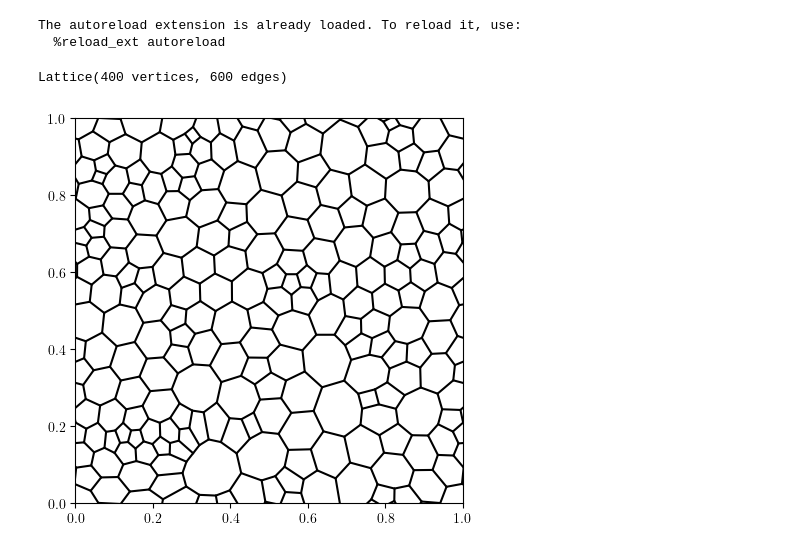
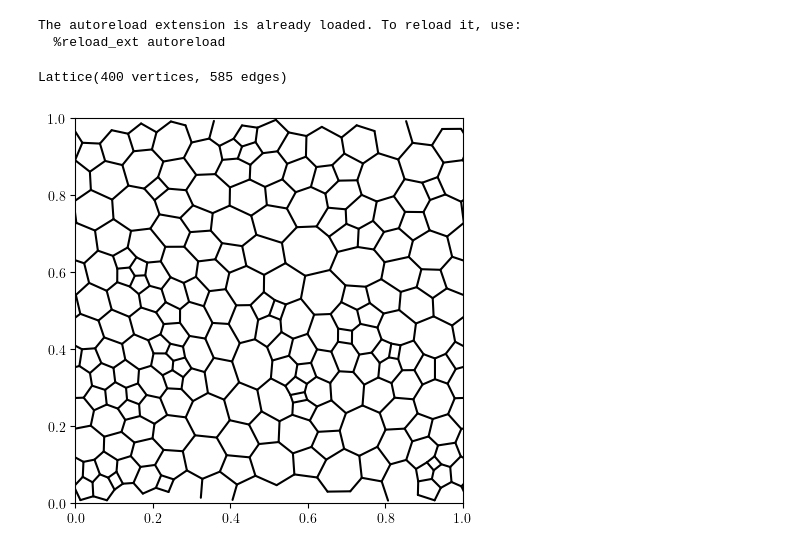
Before and after one commit to dpreuo/alter_morph, a Jupyter notebook: amorphous_mean_field.ipynb, the cells around one changed output. Saved outputs shown, nothing was run; the diff lists cells and outputs as text; code cells hidden in the pictures.

```diff
--- a/amorphous_mean_field.ipynb
+++ b/amorphous_mean_field.ipynb
@@ -33,36 +34,37 @@ aps_halfwidth = 3.375
 # %%
 # generate the lattice and set the initial conditions
 
 import koala.graph_utils
 
 
 system_length = 20
 lattice_type = "voronoi"
 lattice = alter_lattice_maker(system_length, lattice_type)
+lattice = pickle.load(open('analysis/voronoi_20.pickle','rb'))
 # lattice = koala.graph_utils.cut_boundaries(lattice)
 
 t1 = 1  # orbital parallel neighbor hopping
 t2 = 0.5  # orbital perpendicular neighbor hopping
-J = 0.4  # Interaction strength
-filling = 0.5  # filling of the lattice
+J = 0.1  # Interaction strength
+filling = 0.2  # filling of the lattice
 initial_m = np.full(lattice.n_vertices, 1)  # initial magnetization
-theta_offset = 0.5  # offset of the staggered magnetization
+theta_offset = 0.  # offset of the staggered magnetization
 
 initial_parameters = {
     "t1": t1,
     "t2": t2,
     "J": J,
     "filling": filling,
     "initial_m": initial_m,
     "theta_offset": theta_offset,
 }
 
 fig, ax = plt.subplots(1, 1, figsize=(5, 5))
 pl.plot_edges(lattice, ax=ax)
 print(lattice)
 # %% [output]
-Lattice(400 vertices, 600 edges)
+Lattice(400 vertices, 585 edges)
-[figure, old version]
+[figure, new version]
 # %%
 from alter_morph.hamiltonians import _hopping_matrix
 from alter_morph.mean_field import hartree_fock, hartree_fock_with_boundary_twisting
```
Also changed, not shown: parts of 6 cells of this notebook, 1 other file.
